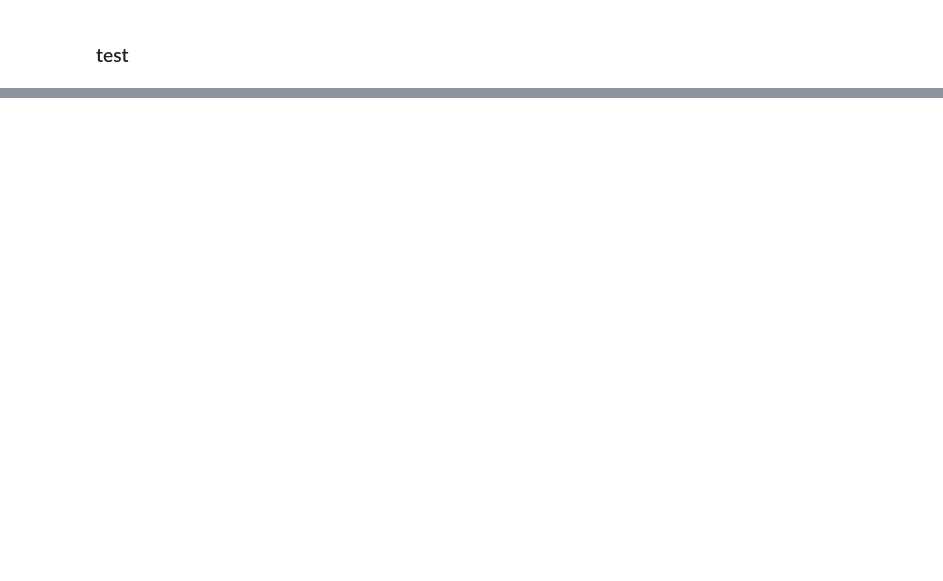
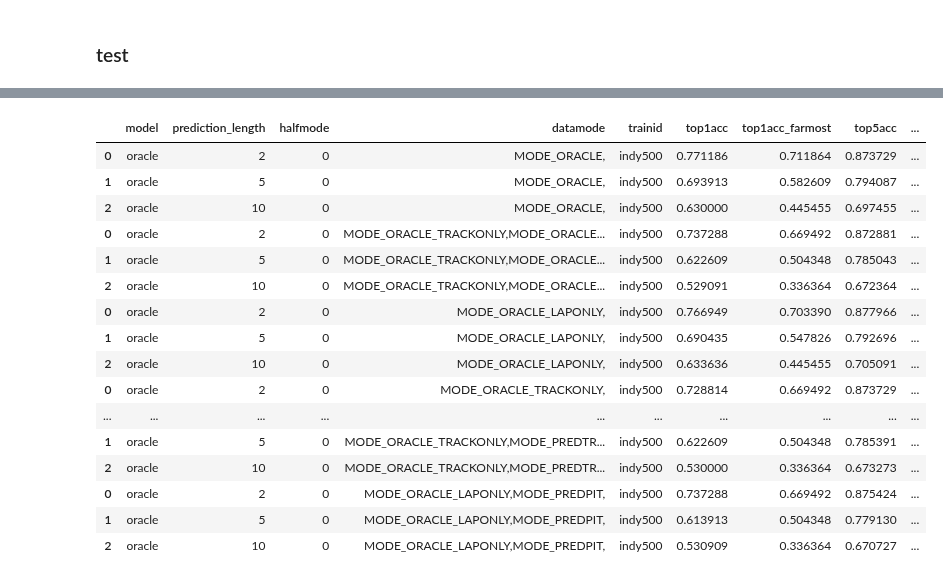
Before and after one commit to DSC-SPIDAL/rankpredictor, a Jupyter notebook: run/13.FullTest/notebook/laptime2rank-evaluate-fulltest-disturbance-directrank.ipynb, the cells around one changed output, grey strips where cells are left out. Drawn from its saved outputs; the diff is of its cells as text; code cells hidden in the pictures; blank space fills up the shorter version.

```diff
--- a/run/13.FullTest/notebook/laptime2rank-evaluate-fulltest-disturbance-directrank.ipynb
+++ b/run/13.FullTest/notebook/laptime2rank-evaluate-fulltest-disturbance-directrank.ipynb
@@ -743,7 +743,7 @@ def run_prediction_ex(test_ds, prediction_length, model_name,trainid):
     with mx.Context(mx.gpu(7)):
         pred_ret = []
 
-        rootdir = f'../models/remote/rank-{trainid}/'
+        rootdir = f'../models/remote/rawrank-{trainid}/'
         # deepAR-Oracle
         if model_name == 'curtrack':
             model=f'deepAR-Oracle-rank-curtrack-indy-f1min-t{prediction_length}-e1000-r1_curtrack_t{prediction_length}'
@@ -1962,0 +2040,20 @@ t3_dfret
+# %%
+dfret
+# %% [output]
+|  | model | prediction_length | halfmode | datamode | trainid | top1acc | top1acc_farmost | top5acc | ... |
+| 0 | oracle | 2 | 0 | MODE_ORACLE, | indy500 | 0.771186 | 0.711864 | 0.873729 | ... |
+| 1 | oracle | 5 | 0 | MODE_ORACLE, | indy500 | 0.693913 | 0.582609 | 0.794087 | ... |
+| 2 | oracle | 10 | 0 | MODE_ORACLE, | indy500 | 0.630000 | 0.445455 | 0.697455 | ... |
+| 0 | oracle | 2 | 0 | MODE_ORACLE_TRACKONLY,MODE_ORACLE... | indy500 | 0.737288 | 0.669492 | 0.872881 | ... |
+| 1 | oracle | 5 | 0 | MODE_ORACLE_TRACKONLY,MODE_ORACLE... | indy500 | 0.622609 | 0.504348 | 0.785043 | ... |
+| 2 | oracle | 10 | 0 | MODE_ORACLE_TRACKONLY,MODE_ORACLE... | indy500 | 0.529091 | 0.336364 | 0.672364 | ... |
+| 0 | oracle | 2 | 0 | MODE_ORACLE_LAPONLY, | indy500 | 0.766949 | 0.703390 | 0.877966 | ... |
+| 1 | oracle | 5 | 0 | MODE_ORACLE_LAPONLY, | indy500 | 0.690435 | 0.547826 | 0.792696 | ... |
+| 2 | oracle | 10 | 0 | MODE_ORACLE_LAPONLY, | indy500 | 0.633636 | 0.445455 | 0.705091 | ... |
+| 0 | oracle | 2 | 0 | MODE_ORACLE_TRACKONLY, | indy500 | 0.728814 | 0.669492 | 0.873729 | ... |
+| ... | ... | ... | ... | ... | ... | ... | ... | ... | ... |
+| 1 | oracle | 5 | 0 | MODE_ORACLE_TRACKONLY,MODE_PREDTR... | indy500 | 0.622609 | 0.504348 | 0.785391 | ... |
+| 2 | oracle | 10 | 0 | MODE_ORACLE_TRACKONLY,MODE_PREDTR... | indy500 | 0.530000 | 0.336364 | 0.673273 | ... |
+| 0 | oracle | 2 | 0 | MODE_ORACLE_LAPONLY,MODE_PREDPIT, | indy500 | 0.737288 | 0.669492 | 0.875424 | ... |
+| 1 | oracle | 5 | 0 | MODE_ORACLE_LAPONLY,MODE_PREDPIT, | indy500 | 0.613913 | 0.504348 | 0.779130 | ... |
+| 2 | oracle | 10 | 0 | MODE_ORACLE_LAPONLY,MODE_PREDPIT, | indy500 | 0.530909 | 0.336364 | 0.670727 | ... |
```
Also changed, not shown: parts of 20 cells of this notebook, 5 other files.
